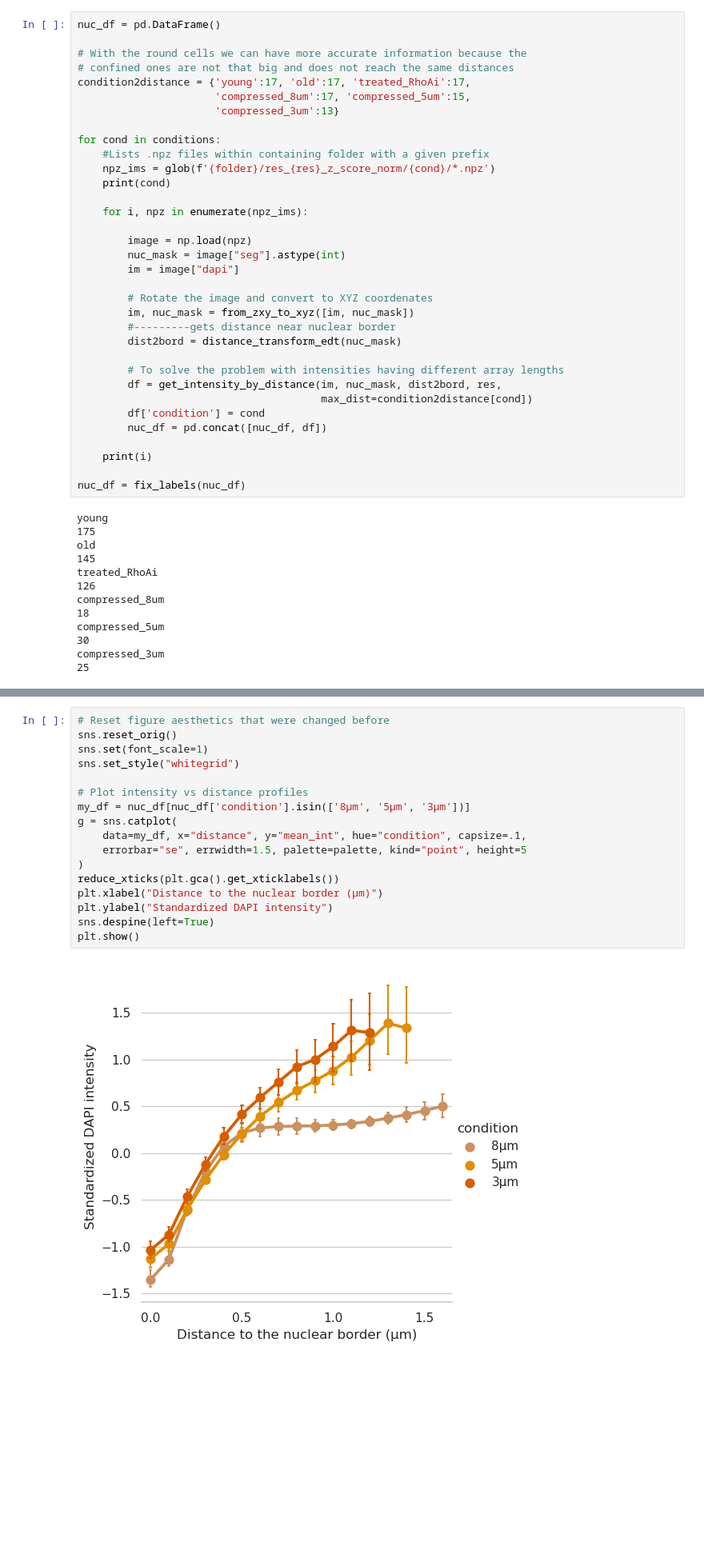
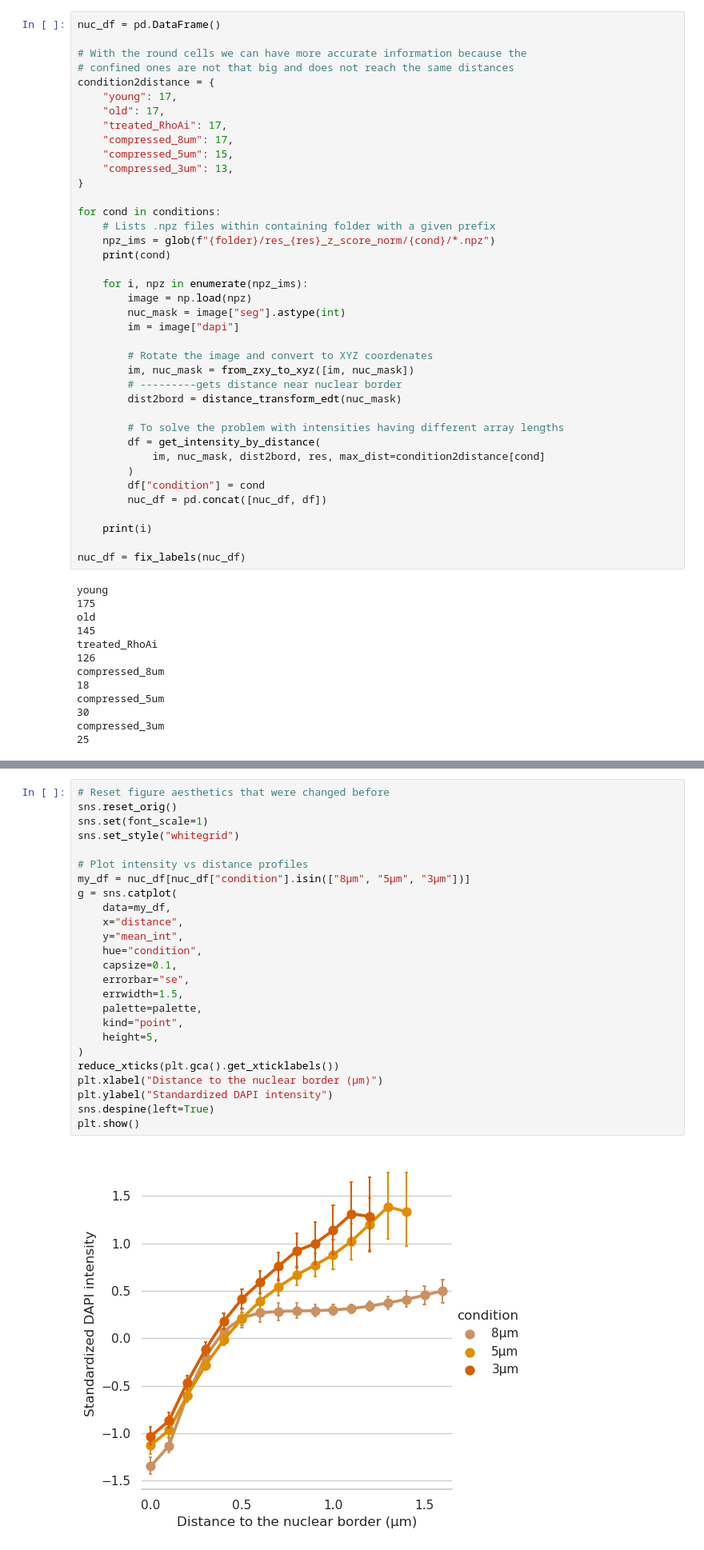
Before and after one commit to biomedical-data-science/hsc_rhoa, a Jupyter notebook: intensity_profiles.ipynb, the cells around one changed output, grey strips where cells are left out. Shown: that part at 80% size. Saved outputs shown, nothing was run; the diff lists cells and outputs as text; blank space fills up the shorter version.

```diff
--- a/intensity_profiles.ipynb
+++ b/intensity_profiles.ipynb
@@ -92,30 +99,35 @@ nuc_df = pd.DataFrame()
 
 # With the round cells we can have more accurate information because the
 # confined ones are not that big and does not reach the same distances
-condition2distance = {'young':17, 'old':17, 'treated_RhoAi':17,
-                      'compressed_8um':17, 'compressed_5um':15,
-                      'compressed_3um':13}
+condition2distance = {
+    "young": 17,
+    "old": 17,
+    "treated_RhoAi": 17,
+    "compressed_8um": 17,
+    "compressed_5um": 15,
+    "compressed_3um": 13,
+}
 
 for cond in conditions:
-    #Lists .npz files within containing folder with a given prefix
-    npz_ims = glob(f'{folder}/res_{res}_z_score_norm/{cond}/*.npz')
+    # Lists .npz files within containing folder with a given prefix
+    npz_ims = glob(f"{folder}/res_{res}_z_score_norm/{cond}/*.npz")
     print(cond)
 
     for i, npz in enumerate(npz_ims):
-
         image = np.load(npz)
         nuc_mask = image["seg"].astype(int)
         im = image["dapi"]
 
         # Rotate the image and convert to XYZ coordenates
         im, nuc_mask = from_zxy_to_xyz([im, nuc_mask])
-        #---------gets distance near nuclear border
+        # ---------gets distance near nuclear border
         dist2bord = distance_transform_edt(nuc_mask)
 
         # To solve the problem with intensities having different array lengths
-        df = get_intensity_by_distance(im, nuc_mask, dist2bord, res,
-                                       max_dist=condition2distance[cond])
-        df['condition'] = cond
+        df = get_intensity_by_distance(
+            im, nuc_mask, dist2bord, res, max_dist=condition2distance[cond]
+        )
+        df["condition"] = cond
         nuc_df = pd.concat([nuc_df, df])
 
     print(i)
@@ -193,22 +222,30 @@ plt.show()
 # %%
 # Reset figure aesthetics that were changed before
 sns.reset_orig()
 sns.set(font_scale=1)
 sns.set_style("whitegrid")
 
 # Plot intensity vs distance profiles
-my_df = nuc_df[nuc_df['condition'].isin(['8μm', '5μm', '3μm'])]
+my_df = nuc_df[nuc_df["condition"].isin(["8μm", "5μm", "3μm"])]
 g = sns.catplot(
-    data=my_df, x="distance", y="mean_int", hue="condition", capsize=.1,
-    errorbar="se", errwidth=1.5, palette=palette, kind="point", height=5
+    data=my_df,
+    x="distance",
+    y="mean_int",
+    hue="condition",
+    capsize=0.1,
+    errorbar="se",
+    errwidth=1.5,
+    palette=palette,
+    kind="point",
+    height=5,
 )
 reduce_xticks(plt.gca().get_xticklabels())
 plt.xlabel("Distance to the nuclear border (μm)")
 plt.ylabel("Standardized DAPI intensity")
 sns.despine(left=True)
 plt.show()
 # %% [output]
-[figure, old version]
+[figure, new version]
 # %%
 nuc_df = pd.DataFrame()
 index = 1
```
Also changed, not shown: parts of 22 cells of this notebook, 4 other files.
